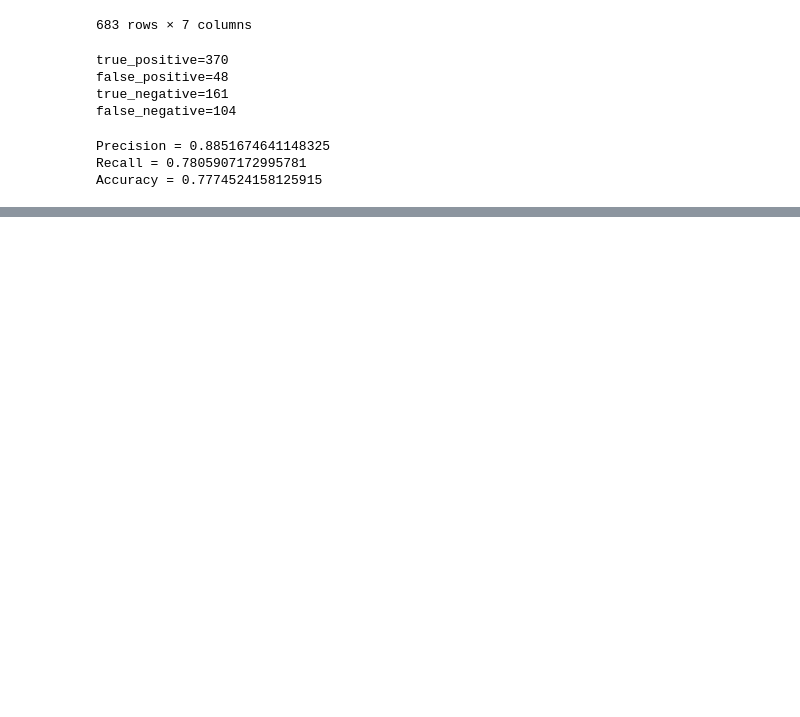
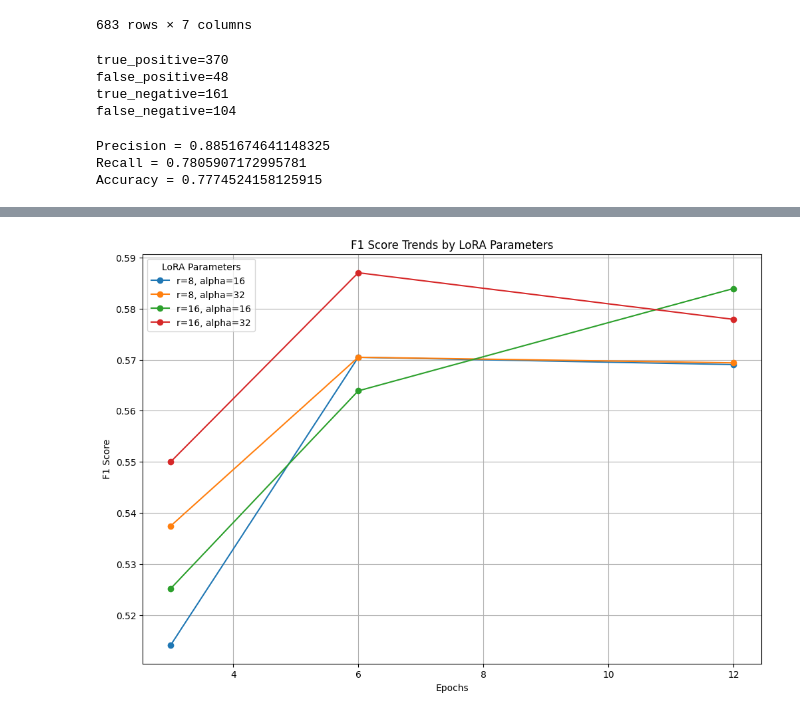
Before and after one commit to LTibo/llm-hun-performance-benchmarks, a Jupyter notebook: statistics.ipynb, the cells around one changed output, grey strips where cells are left out. Saved outputs shown, nothing was run; the diff lists cells and outputs as text; code cells hidden in the pictures; blank space fills up the shorter version.

```diff
--- a/statistics.ipynb
+++ b/statistics.ipynb
@@ -61,0 +68,14 @@ Accuracy = 0.7774524158125915
+# %%
+input_csv = "/mnt/shared/tibor/llm-hun-performance-benchmarks/adapters/grid-search-3-7b-4bq/grid-search-results-7b-4bitq.csv"
+
+# Convert the CSV data into a DataFrame
+df = pd.read_csv(input_csv, sep=';')
+
+# Convert train_time from h:m:s to total seconds for easier plotting
+def convert_time_to_seconds(t):
+    h, m, s = map(int, t.split(':'))
+    return h * 3600 + m * 60 + s
+
+df['train_time_seconds'] = df['train_time'].apply(convert_time_to_seconds)
+
+df.head()
@@ -61,0 +89,15 @@ Accuracy = 0.7774524158125915
+# %%
+# F1 Score Trends
+fig, ax = plt.subplots(figsize=(12, 8))
+
+for (r_value, lora_alpha_value), group in df.groupby(['r_value', 'lora_alpha_value']):
+    ax.plot(group['epoch_value'], group['f1_score'], marker='o', linestyle='-', label=f'r={r_value}, alpha={lora_alpha_value}')
+
+ax.set_xlabel('Epochs')
+ax.set_ylabel('F1 Score')
+ax.set_title('F1 Score Trends by LoRA Parameters')
+ax.legend(title='LoRA Parameters')
+plt.grid(True)
+plt.show()
+# %% [output]
+[figure, added]
```
Also changed, not shown: parts of 8 cells of this notebook, 9 other files.
